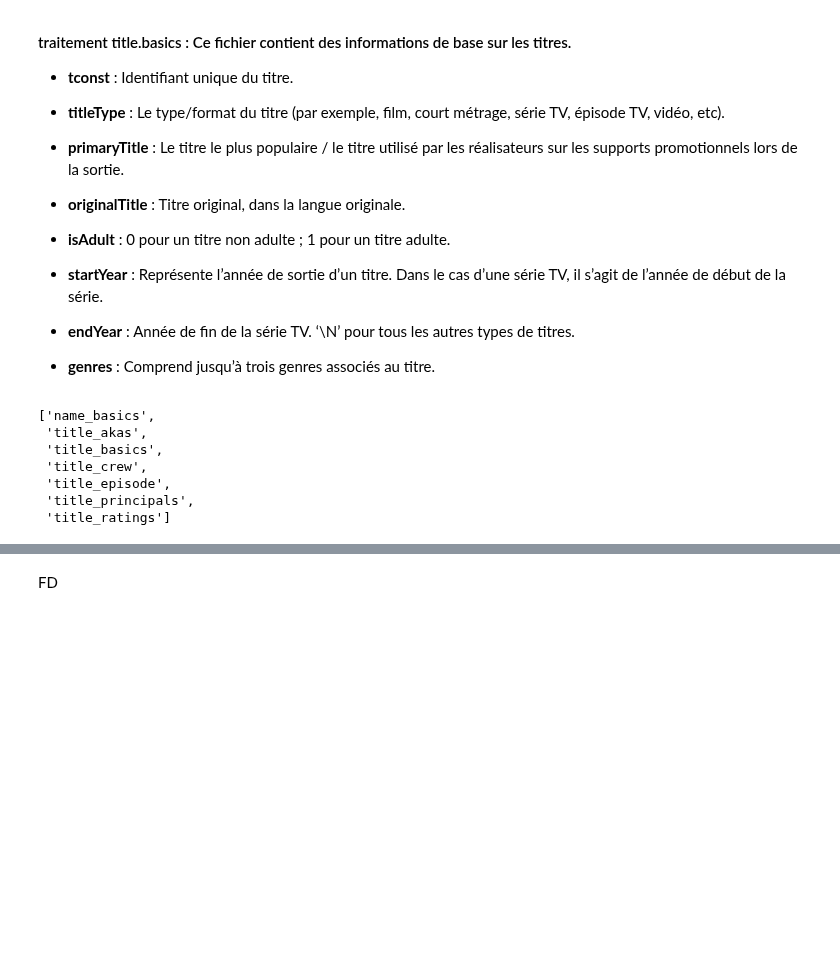
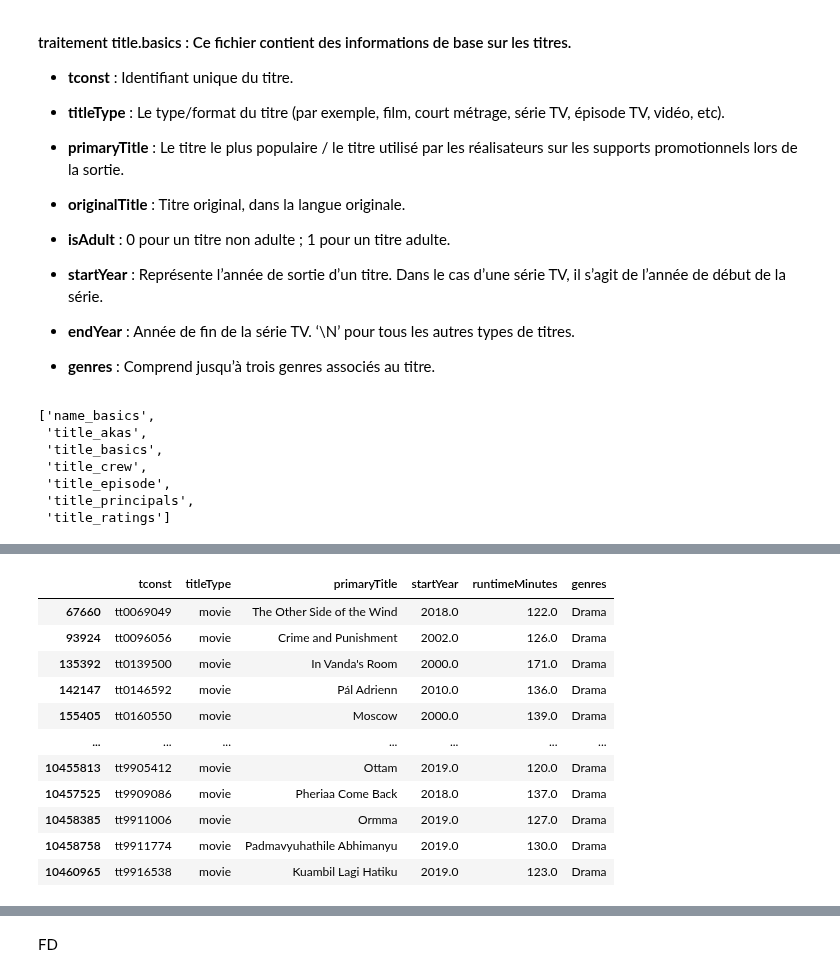
Before and after one commit to bigmoletos/WildCodeSchool_formation_IA_nov2023, a Jupyter notebook: Projets/Projet2_NetFlix/recommandation_films.ipynb, the cells around one changed output, grey strips where cells are left out. Drawn from its saved outputs; the diff is of its cells as text; code cells hidden in the pictures; blank space fills up the shorter version.

Commit message:
fonction traitement global dataset

```diff
--- a/Projets/Projet2_NetFlix/recommandation_films.ipynb
+++ b/Projets/Projet2_NetFlix/recommandation_films.ipynb
@@ -376,4 +401,4 @@ valeurs uniques des colonnes:
 # %%
 # on ne garde que les colonnes ['tconst', 'nconst', 'category']
 col_to_keep = ["tconst", "nconst", "category"]
-title_principals2 = title_principals2[col_to_keep]
+df_title_principals3 = df_title_principals3[col_to_keep]
@@ -448,11 +473,11 @@ types_category = title_principals2["category"].unique().tolist()
 filtre_to_keep = ['self', 'director', 'producer',
                   'editor', 'actor', 'actress', 'writer']
 filtre_type_category = title_principals2['category'].isin(filtre_to_keep)
-title_principals2 = title_principals2[filtre_type_category]
+df_title_principals3 = title_principals2[filtre_type_category]
 # %%
-title_principals2
+df_title_principals3
 # Résumé des informations du dataframe
-your_dataframe = title_principals2
+your_dataframe = df_title_principals3
 print("#"+"-"*79)
 print("valeurs uniques des colonnes:")
 for col in your_dataframe.columns:
@@ -597,0 +606,61 @@ def traitement_dataframe(df_name, my_dataframe, colonne_a_garder, valeur_a_garde
+# %%
+# fonction de traitement des colonnes et des valeurs d'un dataframe
+df_title_basics3=df_title_basics2.copy()
+my_dataframe=df_title_basics3
+# liste des colonnes ['tconst', 'titleType', 'primaryTitle', 'originalTitle', 'isAdult', 'startYear', 'endYear', 'runtimeMinutes', 'genres']
+
+col_to_keep = ['tconst', 'titleType', 'primaryTitle',  'startYear',  'runtimeMinutes', 'genres']
+
+# tableau des valeurs à garder
+liste_valeur_to_keep ={
+    "titleType":['movie'],
+    "genres": ['Action', 'Thriller', 'Adventure', 'Sci-Fi', 'Fantasy', 'Animation', 'War', 'Family', 'Musical', 'Mystery', 'Comedy',  'Drama'],
+    "startYear":['2000'],
+    "runtimeMinutes":['120','190']
+    }
+# col_to_keep = ['tconst', 'titleType']
+
+
+
+def traitement_dataframe(my_dataframe, colonne_a_garder, liste_valeur_a_garder):
+    # on ne garde que les colonnes ['tconst', 'nconst', 'category']
+    print(f"\n===col_to_keep=== :\n{colonne_a_garder}")
+    print(f"\n==valeur_a_garder=== :\n{liste_valeur_to_keep}")
+    my_dataframe = my_dataframe[colonne_a_garder]
+    print(f"\n===nom=== : \n{my_dataframe.describe()[0:2]}")
+    # on ne garde que les valeurs de la liste liste_valeur_a_garder
+    for col in liste_valeur_a_garder:
+        # traitement pour ne garder que les films à partir de l'an 2000
+        if col=="startYear":
+            print(f"\nliste_valeur_a_garder[col] :\n{int(liste_valeur_a_garder[col][0])} \n")
+            # Converti la colonne 'startYear' en entier
+            my_dataframe[col] = pd.to_numeric(my_dataframe[col], errors='coerce')
+            # Gardez uniquement les films sortis à partir de l'année 2000
+            my_dataframe = my_dataframe[my_dataframe[col] >= int(liste_valeur_a_garder[col][0])]
+
+        # on ne garde que les films dont la durées est entre 2h et 2h30
+        elif col=="runtimeMinutes":
+            print(f"\nliste_valeur_a_garder[col][0] :\n{int(liste_valeur_a_garder[col][0])} \n")
+            print(f"\nliste_valeur_a_garder[col][1] :\n{int(liste_valeur_a_garder[col][1])} \n")
+            # Convertissez la colonne 'runtimeMinutes' en entier
+            my_dataframe[col] = pd.to_numeric(my_dataframe[col], errors='coerce')
+            # Gardez uniquement les films qui durent entre 120 et 180 minutes
+            my_dataframe = my_dataframe[(my_dataframe[col] >= int(liste_valeur_a_garder[col][0])) & (my_dataframe[col] <= int(liste_valeur_a_garder[col][1]))]
+
+        # pour chaque colonne de la liste garde uniquement les valeurs choisies
+        else:
+            filtre_to_keep= liste_valeur_a_garder[col]
+            print(f"\n col {col} liste_valeur_to_keep :\n{filtre_to_keep} \n")
+            filtre_type_category = my_dataframe[col].isin(filtre_to_keep)
+            my_dataframe = my_dataframe[filtre_type_category]
+    # supression des \N des colonnes restantes
+    my_dataframe = my_dataframe.loc[:, ~(my_dataframe == r'\N').any()]
+    print(f"\n head :\n{my_dataframe.head(5)} \n")
+    #  retourne le dateframe traité
+    return my_dataframe
+
+
+df_title_basics3=traitement_dataframe(my_dataframe,col_to_keep,liste_valeur_to_keep)
+
+df_title_basics3
+# %% [output]
@@ -597,0 +684,12 @@ def traitement_dataframe(df_name, my_dataframe, colonne_a_garder, valeur_a_garde
+|  | tconst | titleType | primaryTitle | startYear | runtimeMinutes | genres |
+| 67660 | tt0069049 | movie | The Other Side of the Wind | 2018.0 | 122.0 | Drama |
+| 93924 | tt0096056 | movie | Crime and Punishment | 2002.0 | 126.0 | Drama |
+| 135392 | tt0139500 | movie | In Vanda's Room | 2000.0 | 171.0 | Drama |
+| 142147 | tt0146592 | movie | Pál Adrienn | 2010.0 | 136.0 | Drama |
+| 155405 | tt0160550 | movie | Moscow | 2000.0 | 139.0 | Drama |
+| ... | ... | ... | ... | ... | ... | ... |
+| 10455813 | tt9905412 | movie | Ottam | 2019.0 | 120.0 | Drama |
+| 10457525 | tt9909086 | movie | Pheriaa Come Back | 2018.0 | 137.0 | Drama |
+| 10458385 | tt9911006 | movie | Ormma | 2019.0 | 127.0 | Drama |
+| 10458758 | tt9911774 | movie | Padmavyuhathile Abhimanyu | 2019.0 | 130.0 | Drama |
+| 10460965 | tt9916538 | movie | Kuambil Lagi Hatiku | 2019.0 | 123.0 | Drama |
```
Also changed, not shown: parts of 36 cells of this notebook, 1 other file.
